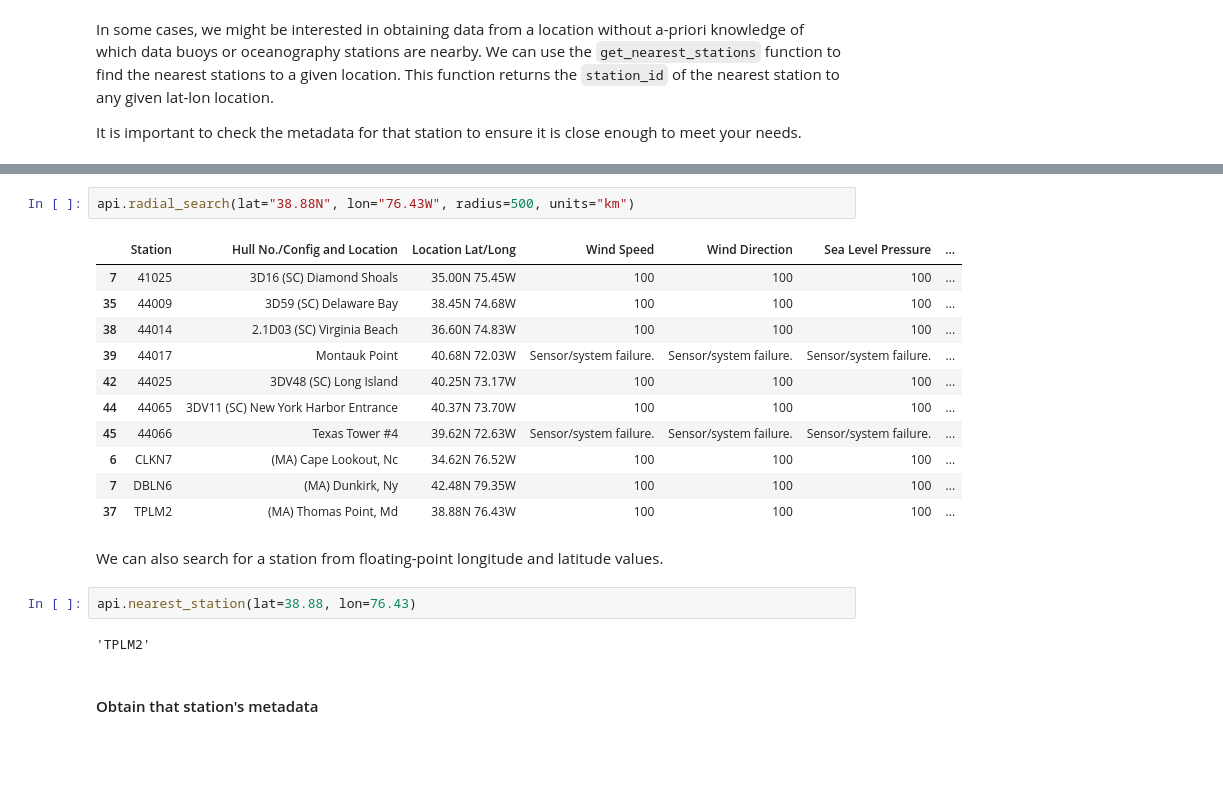
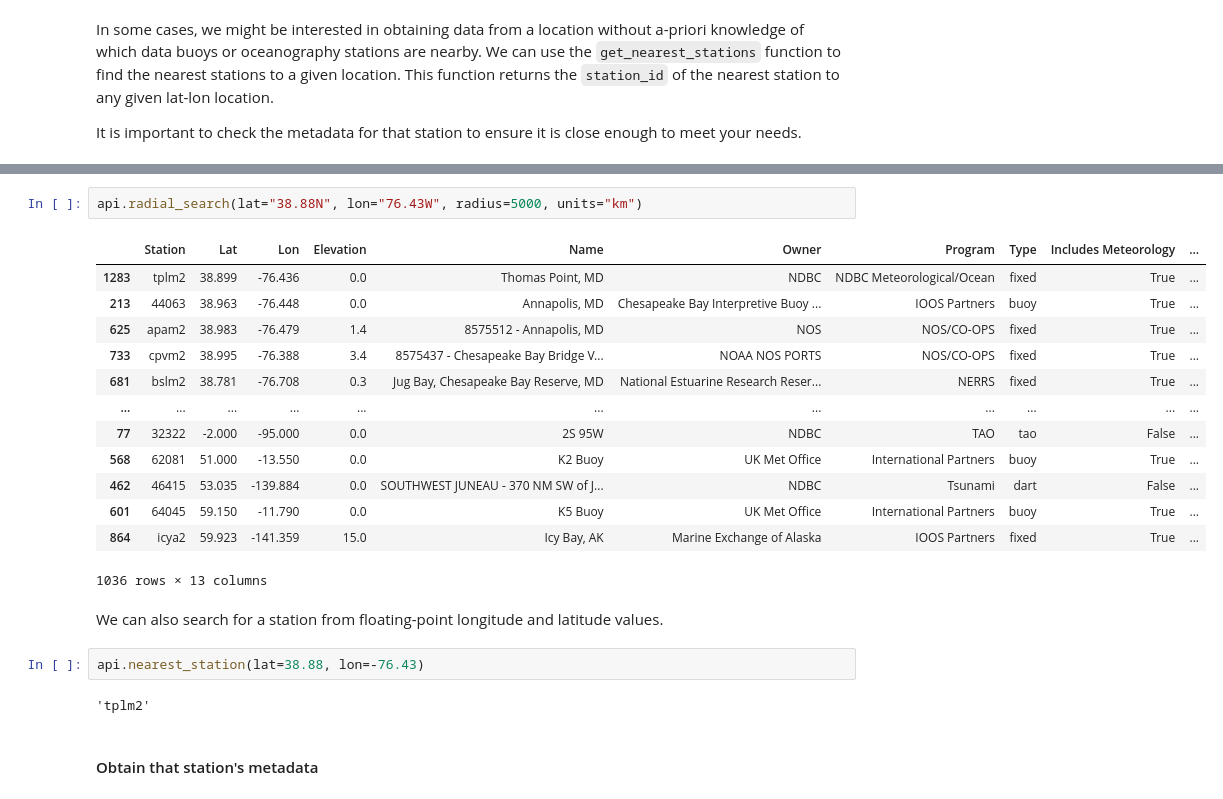
Before and after one commit to CDJellen/ndbc-api, a Jupyter notebook: notebooks/overview.ipynb, the cells around one changed output, grey strips where cells are left out. Drawn from its saved outputs; the diff is of its cells as text; blank space fills up the shorter version.

```diff
--- a/notebooks/overview.ipynb
+++ b/notebooks/overview.ipynb
@@ -96,23 +93,25 @@ api.nearest_station(lat="38.88N", lon="76.43W")
 # %%
-api.radial_search(lat="38.88N", lon="76.43W", radius=500, units="km")
+api.radial_search(lat="38.88N", lon="76.43W", radius=5000, units="km")
 # %% [output]
-|  | Station | Hull No./Config and Location | Location Lat/Long | Wind Speed | Wind Direction | Sea Level Pressure | ... |
-| 7 | 41025 | 3D16 (SC) Diamond Shoals | 35.00N 75.45W | 100 | 100 | 100 | ... |
-| 35 | 44009 | 3D59 (SC) Delaware Bay | 38.45N 74.68W | 100 | 100 | 100 | ... |
-| 38 | 44014 | 2.1D03 (SC) Virginia Beach | 36.60N 74.83W | 100 | 100 | 100 | ... |
-| 39 | 44017 | Montauk Point | 40.68N 72.03W | Sensor/system failure. | Sensor/system failure. | Sensor/system failure. | ... |
-| 42 | 44025 | 3DV48 (SC) Long Island | 40.25N 73.17W | 100 | 100 | 100 | ... |
-| 44 | 44065 | 3DV11 (SC) New York Harbor Entrance | 40.37N 73.70W | 100 | 100 | 100 | ... |
-| 45 | 44066 | Texas Tower #4 | 39.62N 72.63W | Sensor/system failure. | Sensor/system failure. | Sensor/system failure. | ... |
-| 6 | CLKN7 | (MA) Cape Lookout, Nc | 34.62N 76.52W | 100 | 100 | 100 | ... |
-| 7 | DBLN6 | (MA) Dunkirk, Ny | 42.48N 79.35W | 100 | 100 | 100 | ... |
-| 37 | TPLM2 | (MA) Thomas Point, Md | 38.88N 76.43W | 100 | 100 | 100 | ... |
+|  | Station | Lat | Lon | Elevation | Name | Owner | Program | Type | Includes Meteorology | ... |
+| 1283 | tplm2 | 38.899 | -76.436 | 0.0 | Thomas Point, MD | NDBC | NDBC Meteorological/Ocean | fixed | True | ... |
+| 213 | 44063 | 38.963 | -76.448 | 0.0 | Annapolis, MD | Chesapeake Bay Interpretive Buoy ... | IOOS Partners | buoy | True | ... |
+| 625 | apam2 | 38.983 | -76.479 | 1.4 | 8575512 - Annapolis, MD | NOS | NOS/CO-OPS | fixed | True | ... |
+| 733 | cpvm2 | 38.995 | -76.388 | 3.4 | 8575437 - Chesapeake Bay Bridge V... | NOAA NOS PORTS | NOS/CO-OPS | fixed | True | ... |
+| 681 | bslm2 | 38.781 | -76.708 | 0.3 | Jug Bay, Chesapeake Bay Reserve, MD | National Estuarine Research Reser... | NERRS | fixed | True | ... |
+| ... | ... | ... | ... | ... | ... | ... | ... | ... | ... | ... |
+| 77 | 32322 | -2.000 | -95.000 | 0.0 | 2S 95W | NDBC | TAO | tao | False | ... |
+| 568 | 62081 | 51.000 | -13.550 | 0.0 | K2 Buoy | UK Met Office | International Partners | buoy | True | ... |
+| 462 | 46415 | 53.035 | -139.884 | 0.0 | SOUTHWEST JUNEAU - 370 NM SW of J... | NDBC | Tsunami | dart | False | ... |
+| 601 | 64045 | 59.150 | -11.790 | 0.0 | K5 Buoy | UK Met Office | International Partners | buoy | True | ... |
+| 864 | icya2 | 59.923 | -141.359 | 15.0 | Icy Bay, AK | Marine Exchange of Alaska | IOOS Partners | fixed | True | ... |
+1036 rows × 13 columns
 # %% [markdown]
 We can also search for a station from floating-point longitude and latitude values.
 # %%
-api.nearest_station(lat=38.88, lon=76.43)
+api.nearest_station(lat=38.88, lon=-76.43)
 # %% [output]
-'TPLM2'
+'tplm2'
 # %% [markdown]
 #### Obtain that station's metadata
 # %% [markdown]
```
Also changed, not shown: parts of 6 cells of this notebook, 1 other file.
